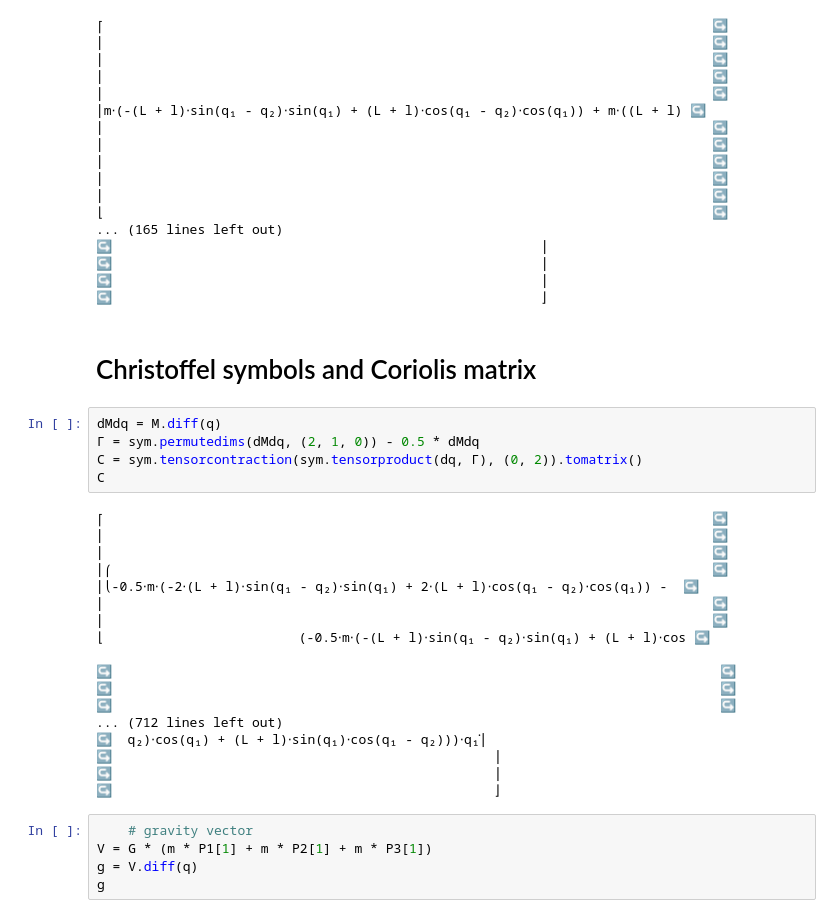
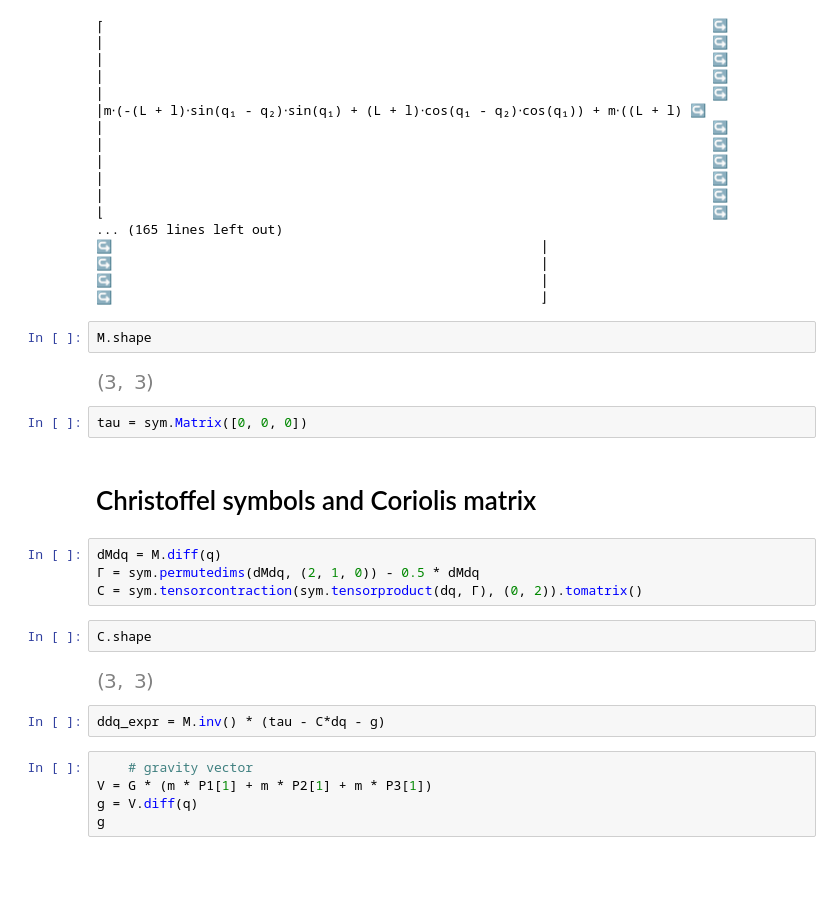
Before and after one commit to CharlieLedezma/eQuis, a Jupyter notebook: climbing_physical_model/src/climbing_beginning.ipynb, the cells around one changed output. Drawn from its saved outputs; the diff is of its cells as text; blank space fills up the shorter version.

```diff
--- a/climbing_physical_model/src/climbing_beginning.ipynb
+++ b/climbing_physical_model/src/climbing_beginning.ipynb
@@ -101,31 +117,24 @@ M
 ↪                                                       ⎥
 ↪                                                       ⎥
 ↪                                                       ⎦
+# %%
+M.shape
+# %% [output]
+[figure, added]
+# %%
+tau = sym.Matrix([0, 0, 0])
 # %% [markdown]
 # Christoffel symbols and Coriolis matrix
 # %%
 dMdq = M.diff(q)
 Γ = sym.permutedims(dMdq, (2, 1, 0)) - 0.5 * dMdq
 C = sym.tensorcontraction(sym.tensorproduct(dq, Γ), (0, 2)).tomatrix()
-C
-# %% [output]
-⎡                                                                              ↪
-⎢                                                                              ↪
-⎢                                                                              ↪
-⎢⎛                                                                             ↪
-⎢⎝-0.5⋅m⋅(-2⋅(L + l)⋅sin(q₁ - q₂)⋅sin(q₁) + 2⋅(L + l)⋅cos(q₁ - q₂)⋅cos(q₁)) -  ↪
-⎢                                                                              ↪
-⎢                                                                              ↪
-⎣                         (-0.5⋅m⋅(-(L + l)⋅sin(q₁ - q₂)⋅sin(q₁) + (L + l)⋅cos ↪
-
-↪                                                                              ↪
-↪                                                                              ↪
-↪                                                                              ↪
-... (712 lines left out)
-↪  q₂)⋅cos(q₁) + (L + l)⋅sin(q₁)⋅cos(q₁ - q₂)))⋅q₁̇⎥
-↪                                                 ⎥
-↪                                                 ⎥
-↪                                                 ⎦
+# %%
+C.shape
+# %% [output]
+[figure, added]
+# %%
+ddq_expr = M.inv() * (tau - C*dq - g)
 # %%
     # gravity vector
 V = G * (m * P1[1] + m * P2[1] + m * P3[1])
```
Also changed, not shown: parts of 9 cells of this notebook, 4 other files.
